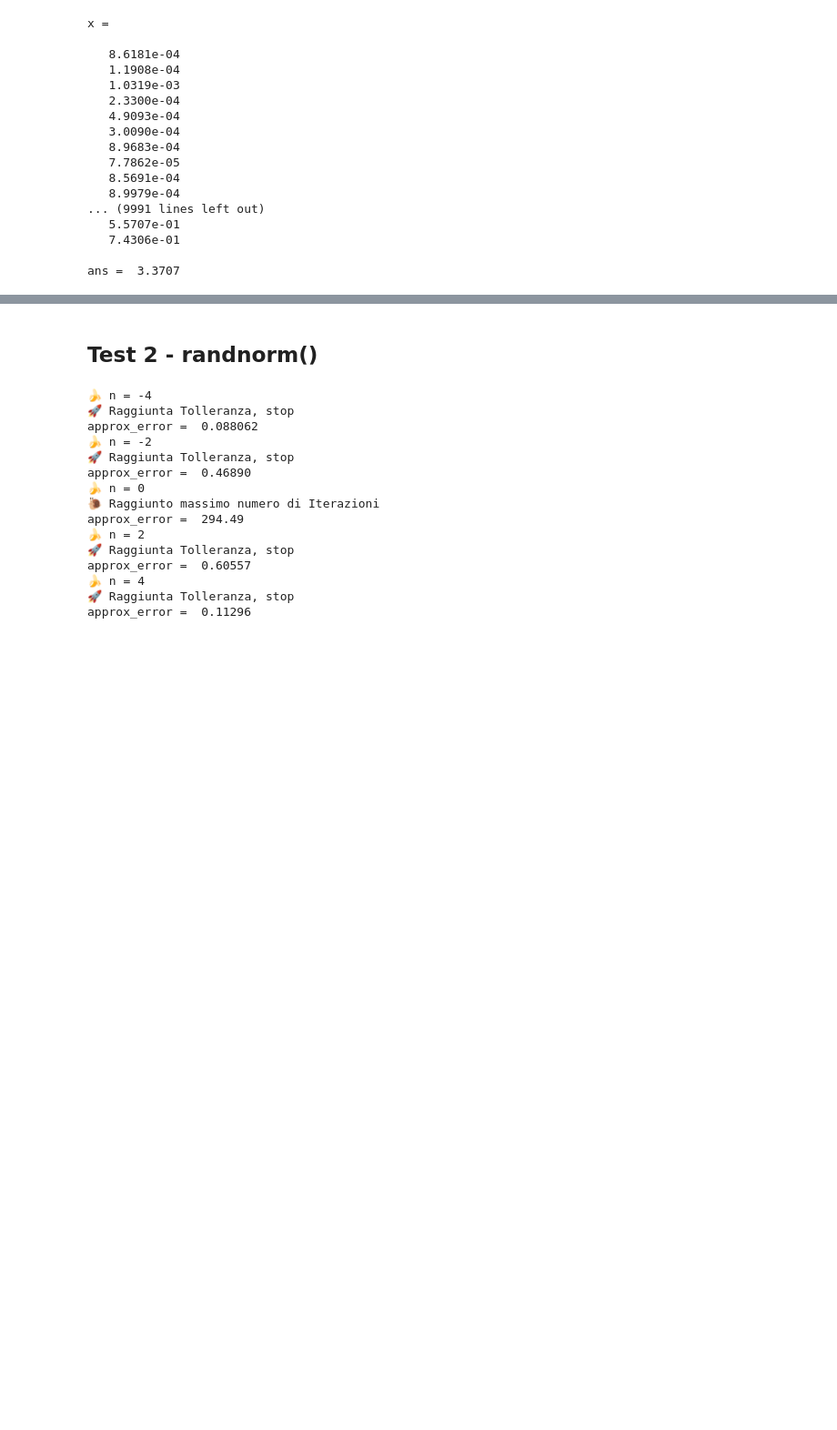
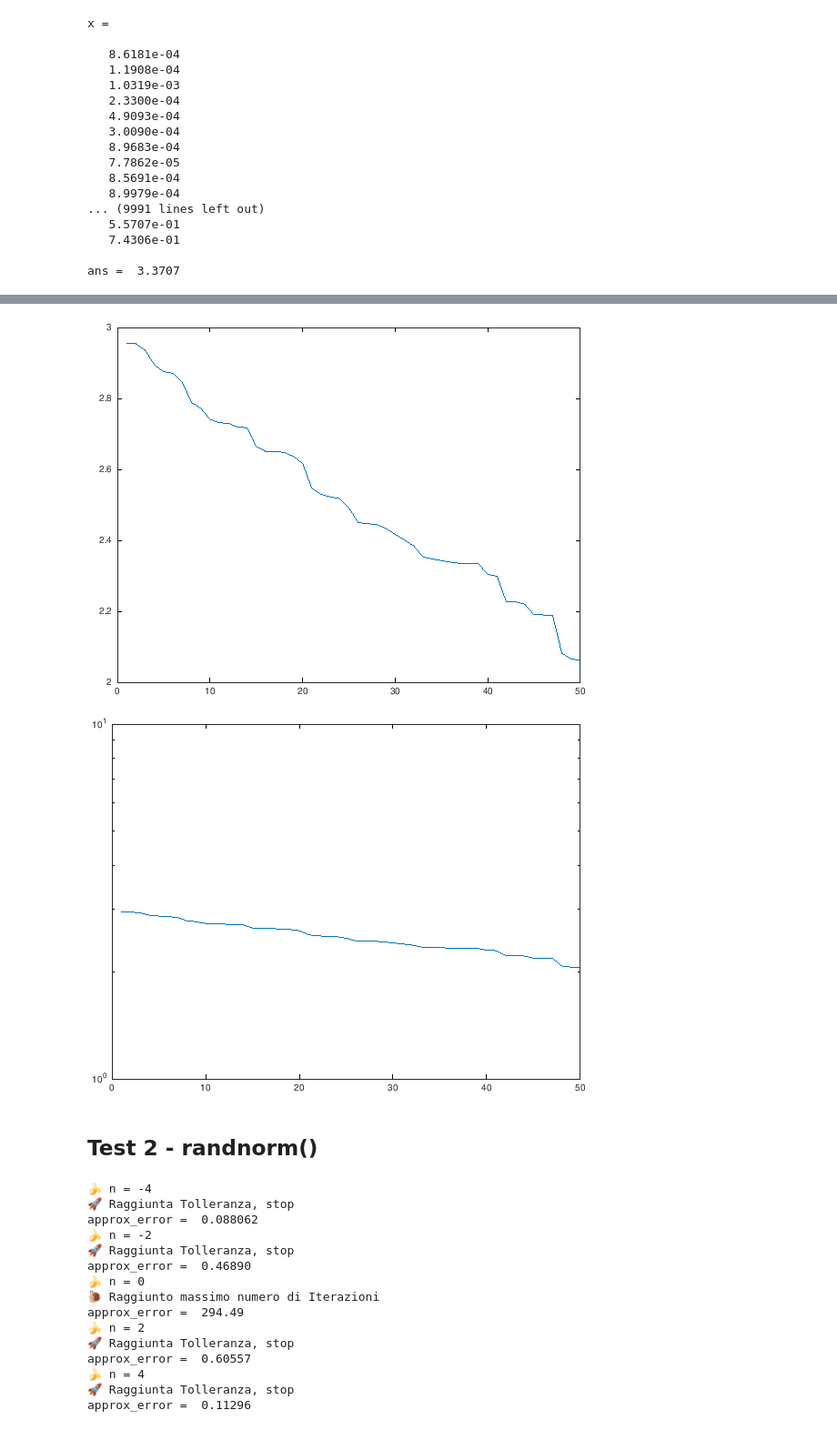
Before and after one commit to CristianCosci/GMRES, a Jupyter notebook: project/octave/octave_gmres.ipynb, the cells around one changed output, grey strips where cells are left out. Shown: that part at 91% size. Saved outputs shown, nothing was run; the diff lists cells and outputs as text; code cells hidden in the pictures; blank space fills up the shorter version.

```diff
--- a/project/octave/octave_gmres.ipynb
+++ b/project/octave/octave_gmres.ipynb
@@ -175,3 +193,12 @@ semilogy(res);
+# %%
+%%ort2
+figure();
+plot(res);
+figure();
+semilogy(res);
+# %% [output]
+[figure, added]
+[figure, added]
 # %% [markdown]
 ## Test 2 - randnorm()
 # %%
```
Also changed, not shown: parts of 6 cells of this notebook.
